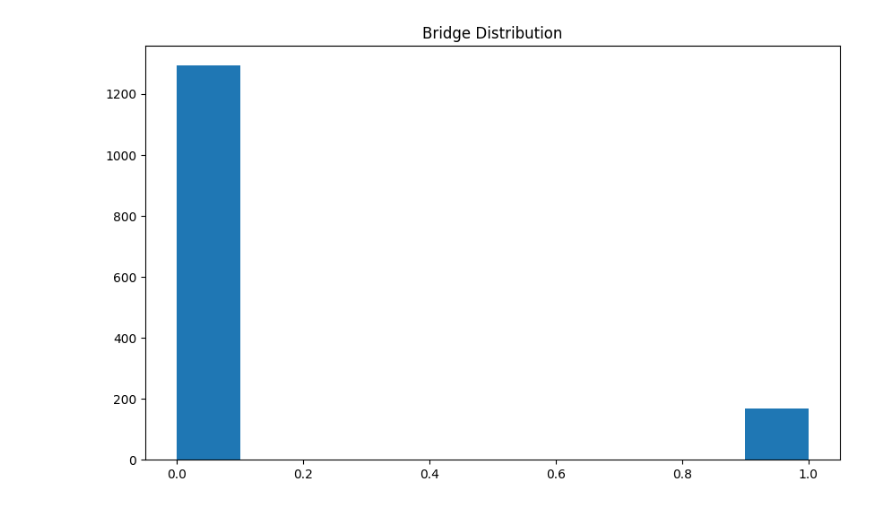
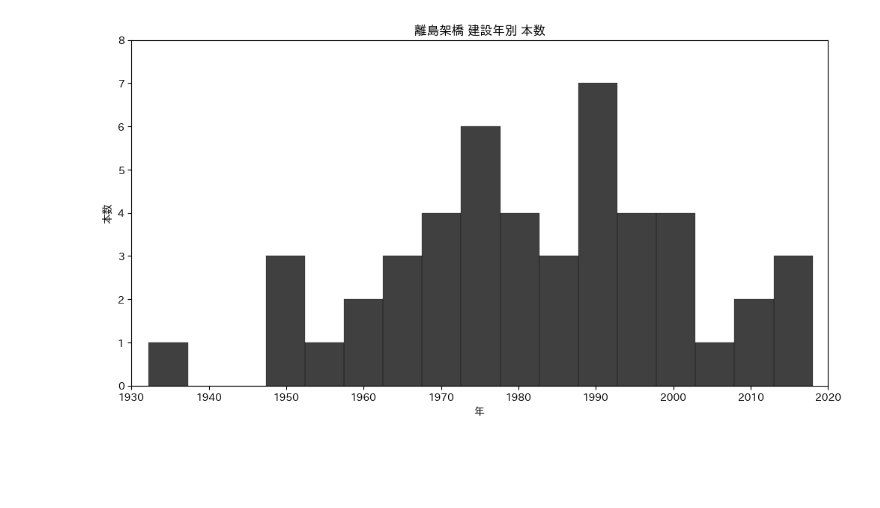
Before and after one commit to Keisei-Akiya/bridge-straw-effects, a Jupyter notebook: src/visualization/distribution/bridge_distribution.ipynb, the cells around one changed output. Drawn from its saved outputs; the diff is of its cells as text; code cells hidden in the pictures; blank space fills up the shorter version.

```diff
--- a/src/visualization/distribution/bridge_distribution.ipynb
+++ b/src/visualization/distribution/bridge_distribution.ipynb
@@ -19,7 +8,14 @@ island_dummies = [col for col in df.columns if col.startswith('island_id')]
-# %%
-plt.figure(figsize=(10, 6))
-plt.hist(df['dummy_after_bridge_build'])
-plt.title('Bridge Distribution')
-plt.show()
-# %% [output]
-[figure, removed]
+# %%
+filepath = '../../../data/processed/df_filtered.xlsx'
+df = pd.read_excel(filepath)
+# %%
+plt.figure(figsize=(12, 6))
+sns.histplot(df[df['years'] == 2020]['year_bridges_opened'], bins=400, color='black')
+plt.title('離島架橋 建設年別 本数')
+plt.ylim(0, 8)
+plt.xlim(1930, 2020)
+plt.ylabel('本数')
+plt.xlabel('年')
+plt.show()
+# %% [output]
+[figure, added]
```
Also changed, not shown: parts of 4 cells of this notebook, 7 other files.
